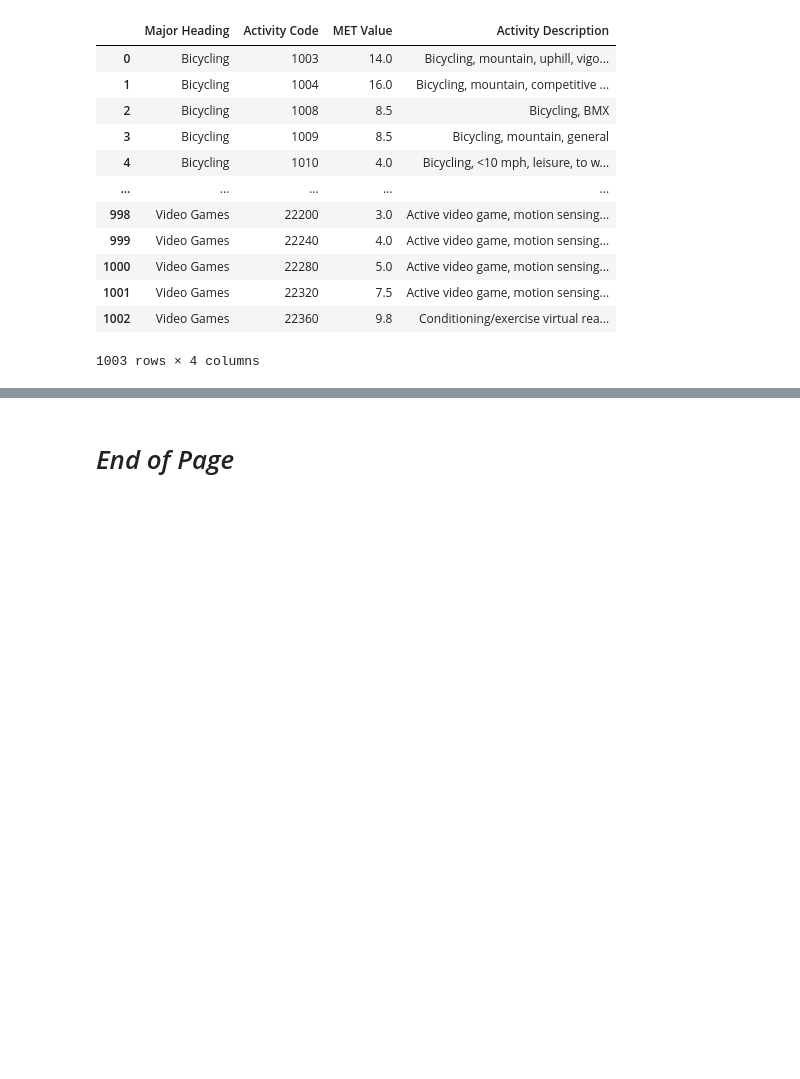
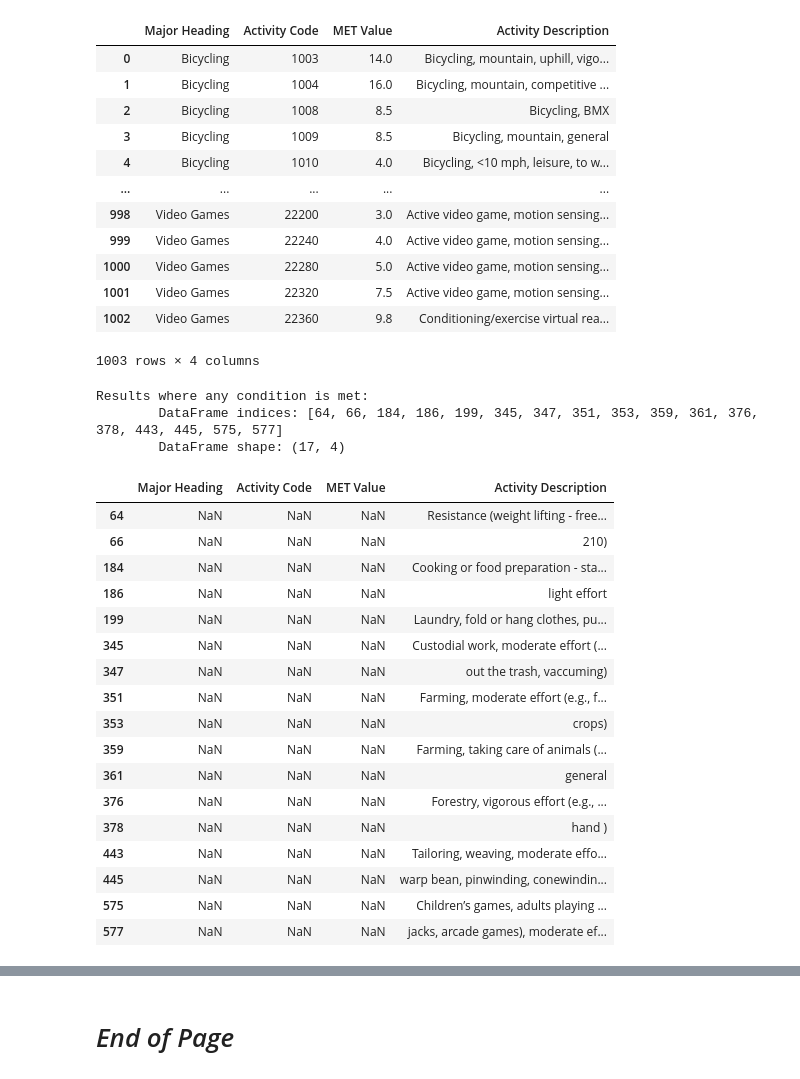
Before and after one commit to silvhua/custom_python, a Jupyter notebook: notebooks/2024-03-12 parse Physical Activity Comppendium PDF.ipynb, the cells around one changed output, grey strips where cells are left out. Saved outputs shown, nothing was run; the diff lists cells and outputs as text; code cells hidden in the pictures; blank space fills up the shorter version.

```diff
--- a/notebooks/2024-03-12 parse Physical Activity Comppendium PDF.ipynb
+++ b/notebooks/2024-03-12 parse Physical Activity Comppendium PDF.ipynb
@@ -26,9 +26,9 @@ sys.path.append(r"C:\Users\silvh\OneDrive\lighthouse\custom_python")
 from silvhua import *
 # %%
 # set the option to wrap text within cells
-pd.set_option('display.max_colwidth', 100)
+pd.set_option('display.max_colwidth', 200)
 # pd.set_option('display.max_colwidth', None)
-pd.set_option('display.max_rows', 20)
+pd.set_option('display.max_rows', 30)
 pd.set_option('display.max_columns', None)
 pd.set_option('display.width', None)
 # %% [markdown]
@@ -487,3 +487,30 @@ Time completed: 2024-03-13 00:59:06.679831
 | 1001 | Video Games | 22320 | 7.5 | Active video game, motion sensing... |
 | 1002 | Video Games | 22360 | 9.8 | Conditioning/exercise virtual rea... |
 1003 rows × 4 columns
+# %%
+filter = {
+    'Major Heading': 'null'
+}
+filter_df_any_condition(df, filter)
+# %% [output]
+Results where any condition is met:
+        DataFrame indices: [64, 66, 184, 186, 199, 345, 347, 351, 353, 359, 361, 376, 378, 443, 445, 575, 577]
+        DataFrame shape: (17, 4)
+|  | Major Heading | Activity Code | MET Value | Activity Description |
+| 64 | NaN | NaN | NaN | Resistance (weight lifting - free... |
+| 66 | NaN | NaN | NaN | 210) |
+| 184 | NaN | NaN | NaN | Cooking or food preparation - sta... |
+| 186 | NaN | NaN | NaN | light effort |
+| 199 | NaN | NaN | NaN | Laundry, fold or hang clothes, pu... |
+| 345 | NaN | NaN | NaN | Custodial work, moderate effort (... |
+| 347 | NaN | NaN | NaN | out the trash, vaccuming) |
+| 351 | NaN | NaN | NaN | Farming, moderate effort (e.g., f... |
+| 353 | NaN | NaN | NaN | crops) |
+| 359 | NaN | NaN | NaN | Farming, taking care of animals (... |
+| 361 | NaN | NaN | NaN | general |
+| 376 | NaN | NaN | NaN | Forestry, vigorous effort (e.g., ... |
+| 378 | NaN | NaN | NaN | hand ) |
+| 443 | NaN | NaN | NaN | Tailoring, weaving, moderate effo... |
+| 445 | NaN | NaN | NaN | warp bean, pinwinding, conewindin... |
+| 575 | NaN | NaN | NaN | Children’s games, adults playing ... |
+| 577 | NaN | NaN | NaN | jacks, arcade games), moderate ef... |
```
Also changed, not shown: parts of 16 cells of this notebook, 1 other file.
